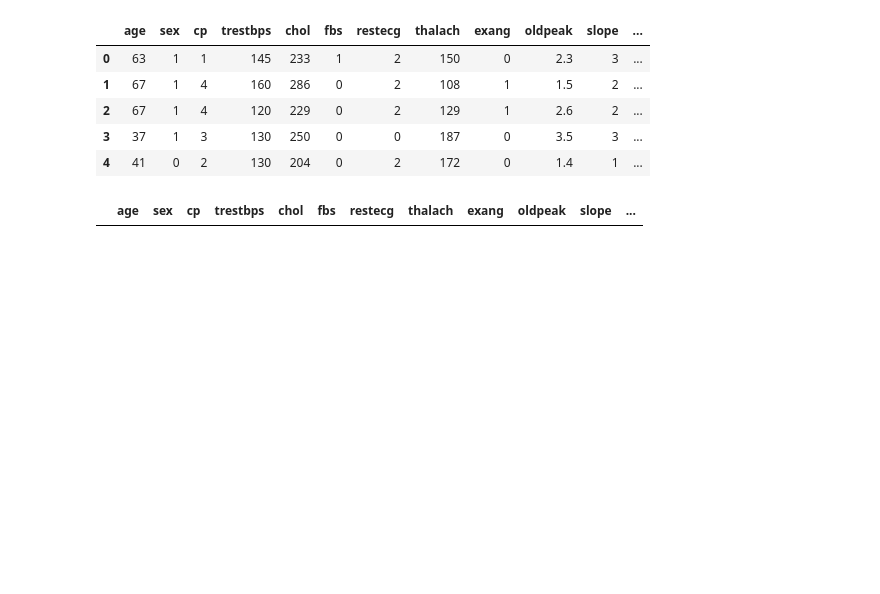
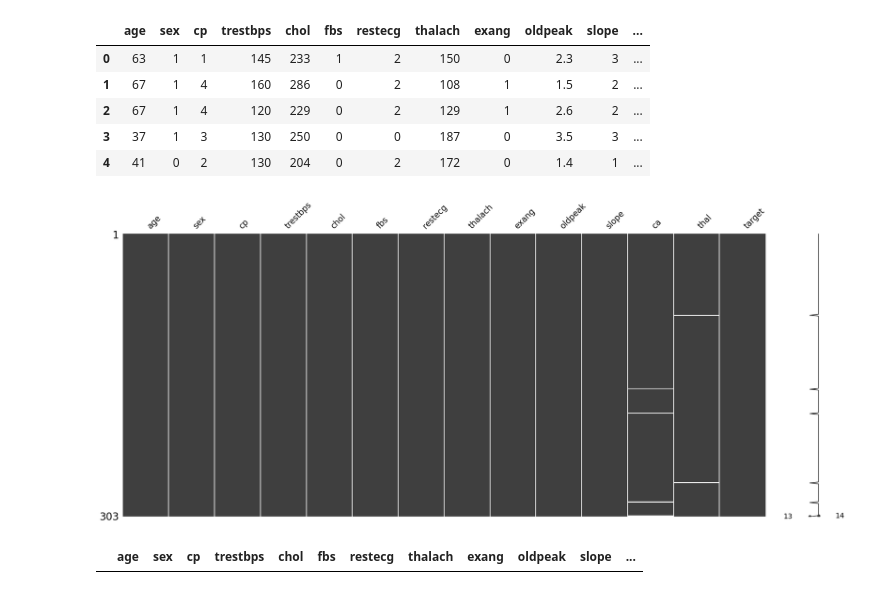
Before and after one commit to skulluglify/heart-disease-hungarian, a Jupyter notebook: DTS/auto/main.ipynb, the cells around one changed output. Saved outputs shown, nothing was run; the diff lists cells and outputs as text; code cells hidden in the pictures; blank space fills up the shorter version.

```diff
--- a/DTS/auto/main.ipynb
+++ b/DTS/auto/main.ipynb
@@ -48,6 +60,11 @@ df.head()
 | 2 | 67 | 1 | 4 | 120 | 229 | 0 | 2 | 129 | 1 | 2.6 | 2 | ... |
 | 3 | 37 | 1 | 3 | 130 | 250 | 0 | 0 | 187 | 0 | 3.5 | 3 | ... |
 | 4 | 41 | 0 | 2 | 130 | 204 | 0 | 2 | 172 | 0 | 1.4 | 1 | ... |
+# %%
+msno.matrix(df)
+plt.show()
+# %% [output]
+[figure, added]
 # %%
 def auto_set_or_drop(df: pd.DataFrame, percent: float = 0.5, option: Options | None = 'std'):
   calc = df.isnull().sum() / df.sum()
```
Also changed, not shown: parts of 25 cells of this notebook, 6 other files.
